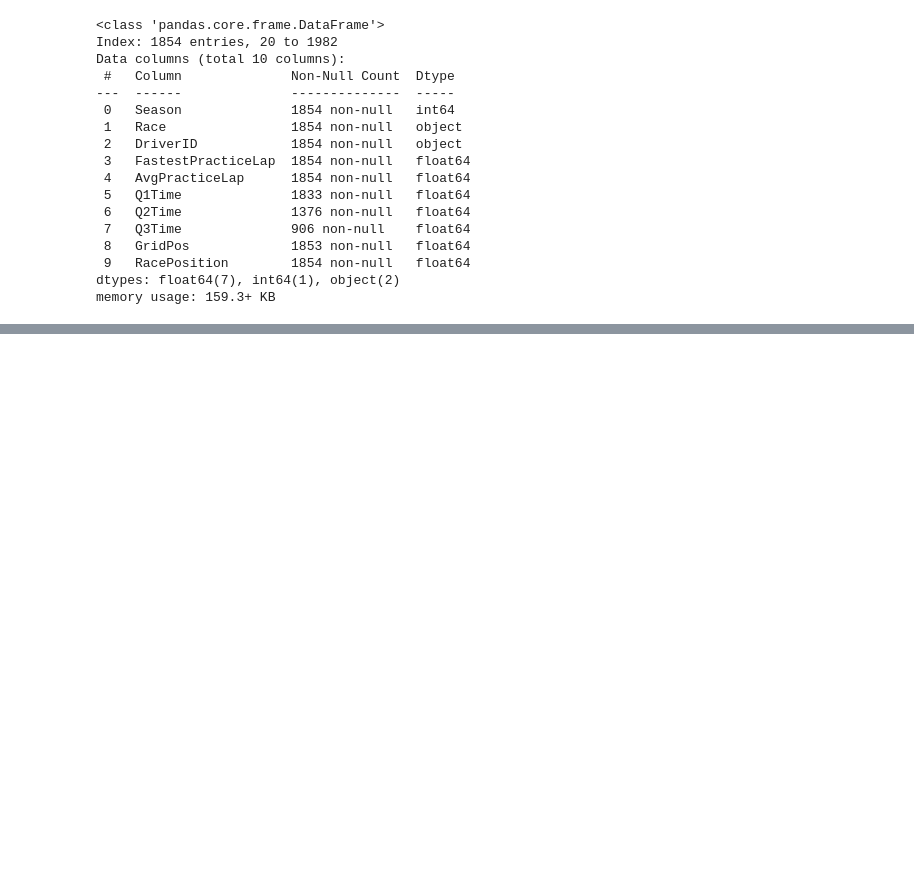
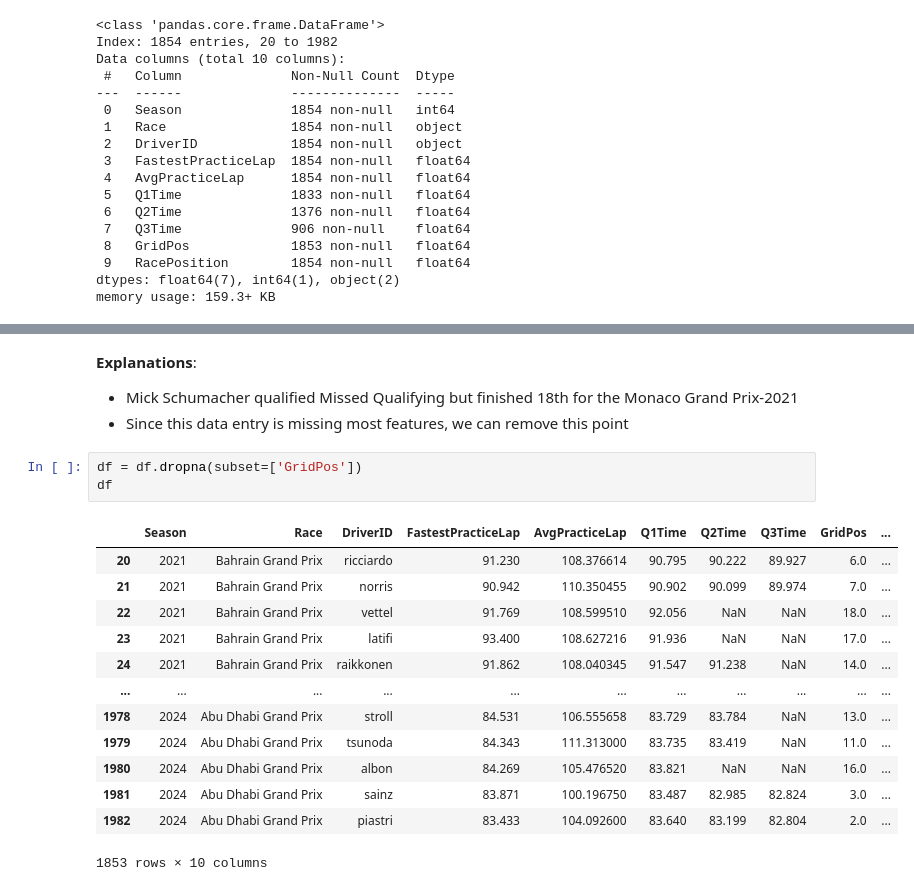
Before and after one commit to umarsajjad1992/F1-Race-Win-Predictor, a Jupyter notebook: F1 Race Win Predictor.ipynb, the cells around one changed output, grey strips where cells are left out. Cells and saved outputs as stored; diff of their text form; blank space fills up the shorter version.

```diff
--- a/F1 Race Win Predictor.ipynb
+++ b/F1 Race Win Predictor.ipynb
@@ -713,0 +722,21 @@ memory usage: 159.3+ KB
+# %% [markdown]
+<b>Explanations</b>:
+- Mick Schumacher qualified Missed Qualifying but finished 18th for the Monaco Grand Prix-2021
+- Since this data entry is missing most features, we can remove this point
+# %%
+df = df.dropna(subset=['GridPos'])
+df
+# %% [output]
+|  | Season | Race | DriverID | FastestPracticeLap | AvgPracticeLap | Q1Time | Q2Time | Q3Time | GridPos | ... |
+| 20 | 2021 | Bahrain Grand Prix | ricciardo | 91.230 | 108.376614 | 90.795 | 90.222 | 89.927 | 6.0 | ... |
+| 21 | 2021 | Bahrain Grand Prix | norris | 90.942 | 110.350455 | 90.902 | 90.099 | 89.974 | 7.0 | ... |
+| 22 | 2021 | Bahrain Grand Prix | vettel | 91.769 | 108.599510 | 92.056 | NaN | NaN | 18.0 | ... |
+| 23 | 2021 | Bahrain Grand Prix | latifi | 93.400 | 108.627216 | 91.936 | NaN | NaN | 17.0 | ... |
+| 24 | 2021 | Bahrain Grand Prix | raikkonen | 91.862 | 108.040345 | 91.547 | 91.238 | NaN | 14.0 | ... |
+| ... | ... | ... | ... | ... | ... | ... | ... | ... | ... | ... |
+| 1978 | 2024 | Abu Dhabi Grand Prix | stroll | 84.531 | 106.555658 | 83.729 | 83.784 | NaN | 13.0 | ... |
+| 1979 | 2024 | Abu Dhabi Grand Prix | tsunoda | 84.343 | 111.313000 | 83.735 | 83.419 | NaN | 11.0 | ... |
+| 1980 | 2024 | Abu Dhabi Grand Prix | albon | 84.269 | 105.476520 | 83.821 | NaN | NaN | 16.0 | ... |
+| 1981 | 2024 | Abu Dhabi Grand Prix | sainz | 83.871 | 100.196750 | 83.487 | 82.985 | 82.824 | 3.0 | ... |
+| 1982 | 2024 | Abu Dhabi Grand Prix | piastri | 83.433 | 104.092600 | 83.640 | 83.199 | 82.804 | 2.0 | ... |
+1853 rows × 10 columns
```
Also changed, not shown: parts of 12 cells of this notebook.
